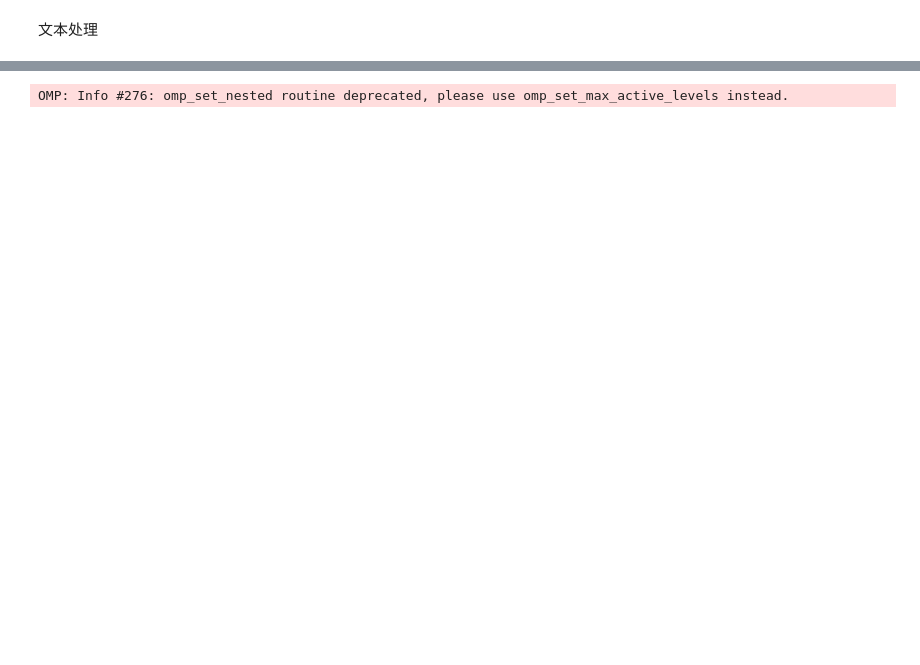
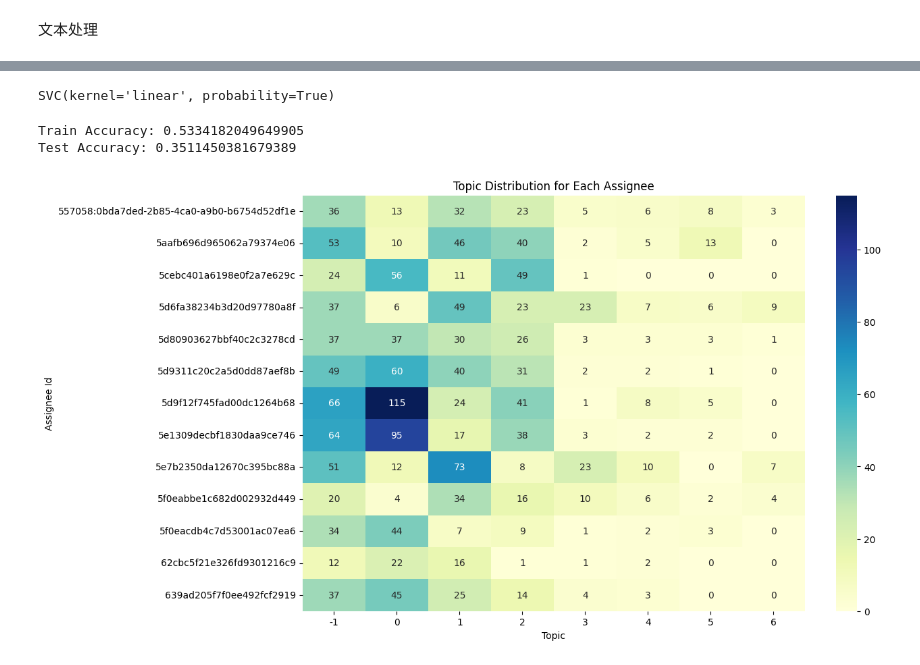
Before and after one commit to dongfangYH/data_science, a Jupyter notebook: jira_trem_bug_bertopic.ipynb, the cells around one changed output, grey strips where cells are left out. Drawn from its saved outputs; the diff is of its cells as text; code cells hidden in the pictures; blank space fills up the shorter version.

```diff
--- a/jira_trem_bug_bertopic.ipynb
+++ b/jira_trem_bug_bertopic.ipynb
@@ -435,11 +435,17 @@ data['normalized_description'] = data['Description'].apply(description_normalize
 #data['normalized_comment'] = data['Comments'].apply(comment_normalizer)
 # Text列包含标题和描述以便后面进行一起处理
 data['normalized_text'] = data['normalized_summary'] + ' ' + data['normalized_description']
+# %%
+assignee_counts = data['Assignee Id'].value_counts()
+# 过滤出计数大于等于50的Assignee Id
+filtered_assignees = assignee_counts[assignee_counts >= 50].index
+# 使用isin过滤出满足条件的数据
+filtered_data = data[data['Assignee Id'].isin(filtered_assignees)]
 # %%
 from sentence_transformers import SentenceTransformer
 from bertopic import BERTopic
 from umap import UMAP
 # %%
-texts = data['normalized_text'].to_list()
+texts = filtered_data['normalized_text'].to_list()
 texts
 # %% [output]
@@ -465,9 +471,16 @@ sentence_model = SentenceTransformer("all-MiniLM-L6-v2")
 embeddings = sentence_model.encode(texts, show_progress_bar=True)
 # %%
 # Train BERTopic
-topic_model = BERTopic(n_gram_range=(1,2), min_topic_size=20).fit(texts, embeddings)
+topic_model = BERTopic(n_gram_range=(1,3), min_topic_size=5, nr_topics=8)
+topics, probs = topic_model.fit_transform(texts, embeddings)
+#topic_model.reduce_topics(texts, nr_topics=15)
-# %% [output]
-OMP: Info #276: omp_set_nested routine deprecated, please use omp_set_max_active_levels instead.
+# %%
+# 将主题和可能性加入DataFrame
+filtered_data['Topic'] = topics
+filtered_data['Prob'] = [
+    max(prob) if isinstance(prob, (list, np.ndarray)) else prob
+    for prob in probs
+]
 # %%
 # Run the visualization with the original embeddings
 topic_model.visualize_documents(texts, embeddings=embeddings)
@@ -473,0 +503,31 @@ topic_model.visualize_documents(texts, embeddings=embeddings)
+# %%
+# 训练SVM模型
+svm_model = SVC(kernel='linear', probability=True)
+svm_model.fit(X_train, y_train)
+# %% [output]
+SVC(kernel='linear', probability=True)
+# %%
+# 评估模型
+train_score = svm_model.score(X_train, y_train)
+test_score = svm_model.score(X_test, y_test)
+
+print(f"Train Accuracy: {train_score}")
+print(f"Test Accuracy: {test_score}")
+# %% [output]
+Train Accuracy: 0.5334182049649905
+Test Accuracy: 0.3511450381679389
+# %%
+import seaborn as sns
+import matplotlib.pyplot as plt
+# 准备数据：按 Assignee 和 Topic 分组，并统计每个 Assignee 在每个 Topic 下的数量
+topic_distribution = filtered_data.groupby(['Assignee Id', 'Topic']).size().unstack(fill_value=0)
+
+# 使用Seaborn绘制热力图
+plt.figure(figsize=(12, 8))
+sns.heatmap(topic_distribution, cmap="YlGnBu", annot=True, fmt='d')
+plt.title("Topic Distribution for Each Assignee")
+plt.xlabel("Topic")
+plt.ylabel("Assignee Id")
+plt.show()
+# %% [output]
+[figure, added]
```
Also changed, not shown: parts of 9 cells of this notebook.
